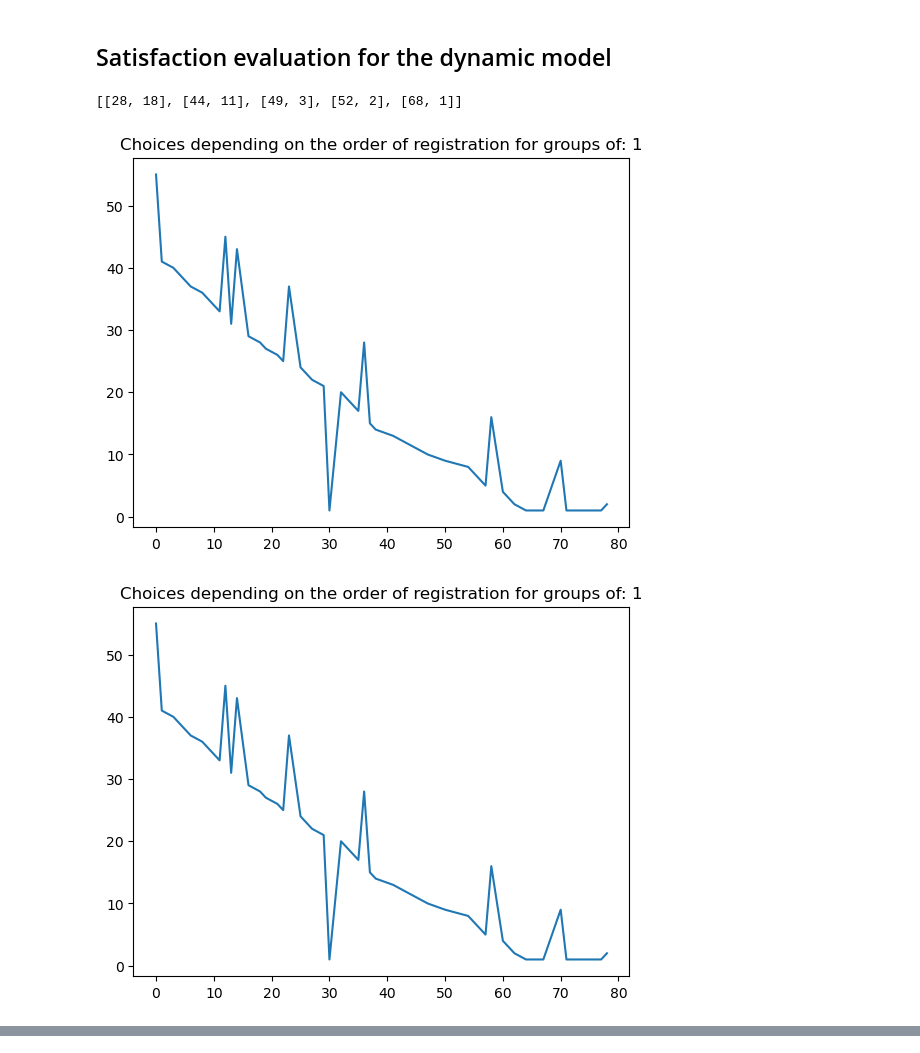
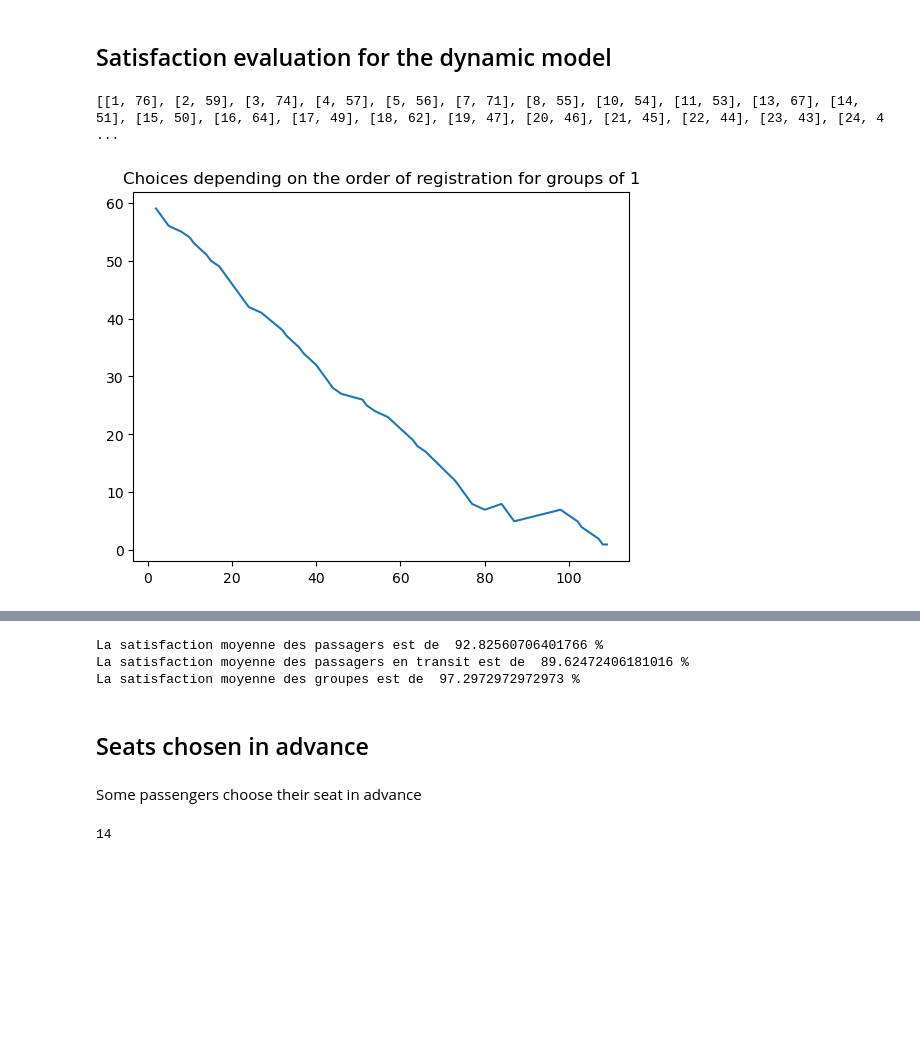
Before and after one commit to DelphineSalzmann/Opti_AirFrance, a Jupyter notebook: main.ipynb, the cells around one changed output, grey strips where cells are left out. Saved outputs shown, nothing was run; the diff lists cells and outputs as text; code cells hidden in the pictures; blank space fills up the shorter version.

```diff
--- a/main.ipynb
+++ b/main.ipynb
@@ -1077,7 +1057,7 @@ print(Random_order())
 # %% [markdown]
 Modeling 1 : Proposition of seats for the group by only considering groups of the same size
 # %%
-def possible_choice (n_group):
+def possible_choice1 (n_group):
 
     Choices=[]
     groups_dict =group_dict(Passengers)   #on récupère le dictionnaire {group: [passagers]}
@@ -1387,7 +1354,7 @@ def dyn_model_wchr(group, S_dyn, Choices_dict, satis_choice_dict, order):
     k = random.randint (0, len(possibilities)-1)
     choice = possibilities[k]
     Choices_dict[group]=choice
-    satis_choice_dict[order.index(group)]= {'group_len':len(group_dico[group]),'number_choices':len(possibilities), 'wchr?':1}
+    satis_choice_dict[order.index(group)]= {'group_len':len(group_dico[group]),'number_choices':len(possibilities), 'wchr?':1, "group":group}
 
     for i in group_dico[group]:
         for j in range (1, ns+1):
@@ -1417,22 +1384,20 @@ def dyn_model_wchr(group, S_dyn, Choices_dict, satis_choice_dict, order):
 We run the dynamic model for every group
 # %%
 
-def dynamic_model():
+def dynamic_model(temoin_S, Choices_dict):
 
     S_dyn=temoin_S.copy()    #On initialise le dictionnaire des attributions du modèle dynamique avec celui du modèle statique.
-    Choices_dict ={}
     satis_choice_dict = {}
-
     order = Random_order()
 
     for group in order:
 
         #Case with WCHR passenger
-        if date[group][2] > 0:
+        if date[group][2] > 0 and group not in Choices_dict:
             S_dyn, satis_choice_dict, Choices_dict = dyn_model_wchr(group, S_dyn, Choices_dict, satis_choice_dict, order)
 
         #Case without WCHR passenger
-        if date[group][2] == 0:
+        if date[group][2] == 0 and group not in Choices_dict:
             size=len(group_dico[group])
             choices = possible_choice (size, S_dyn)
             choix_moins=group_choices_available(choices, Choices_dict)
@@ -1446,7 +1411,7 @@ def dynamic_model():
             group_passengers = group_dico[group]    #Liste des passagers du groupe group
 
             #on relève le nombre de choix possibles pour le groupe, sa taille et son ordre de passage
-            satis_choice_dict[order.index(group)]= {'group_len':len(group_passengers),'number_choices':len(choix_bar), 'wchr?':0}
+            satis_choice_dict[order.index(group)]= {'group_len':len(group_passengers),'number_choices':len(choix_bar), 'wchr?':0, 'group':group}
 
             #We get the ancient seats of the group, ordered
             Ancient_seats =[]
@@ -1454,7 +1419,7 @@ def dynamic_model():
                 for s in range (1, ns+1):
                     if S_dyn[(passenger, s)] == 1:
                         Ancient_seats += [s]
-            Ancient_seats.sort()                      #Trier cette liste revient à attribuer de manière aléatoire les places
+            Ancient_seats.sort()      #Trier cette liste revient à attribuer de manière aléatoire les places
 
             k=0
             for seat in choice:   #Par construction, l'ordre des places dans choice conserve l'ordre des groupes
@@ -1478,3 +1441,6 @@ S_dyn, satis_dict = dynamic_model()
+# %%
+Choices_dict ={}
+S_dyn, satis_dict = dynamic_model(temoin_S, Choices_dict)
 # %% [markdown]
 Vizualisation of the dynamic allocation
 # %%
@@ -1576,32 +1541,28 @@ plt.show()
 # %% [markdown]
 ## Satisfaction evaluation for the dynamic model
 # %%
-print ([[ordre, satis_dict[ordre]['number_choices']] for ordre in satis_dict if satis_dict[ordre]['group_len'] == 3])
+print ([[ordre, satis_dict[ordre]['number_choices']] for ordre in satis_dict if satis_dict[ordre]['group_len'] == 1])
 # %% [output]
-[[28, 18], [44, 11], [49, 3], [52, 2], [68, 1]]
+[[1, 76], [2, 59], [3, 74], [4, 57], [5, 56], [7, 71], [8, 55], [10, 54], [11, 53], [13, 67], [14, 51], [15, 50], [16, 64], [17, 49], [18, 62], [19, 47], [20, 46], [21, 45], [22, 44], [23, 43], [24, 4 ...
 # %%
 def choices_number (l):
 
     O =[]
     N=[]
     dynamic_argument = l
 
     for ordre in satis_dict :
-        if satis_dict[ordre]['group_len'] == l:
+        if satis_dict[ordre]['group_len'] == l and (date[satis_dict[ordre]['group']][3] == 0 or date[satis_dict[ordre]['group']][3] > 120 ):
             O+=[ordre]
             nb_choices = satis_dict[ordre]['number_choices']
             N+=[nb_choices]
 
 
     plt.plot(O, N)
-    plt.title(f'Choices depending on the order of registration for groups of: {dynamic_argument}')
+    plt.title(f'Choices depending on the order of registration for groups of 1')
     plt.show()
 
 
 choices_number(1)
-choices_number(1)
-choices_number(3)
-choices_number(4)
 # %% [output]
-[figure, old version]
+[figure, new version]
-[figure, removed]
@@ -1609,0 +1569,26 @@ choices_number(4)
+# %%
+moyenne, s_transit, s_groupe = metrique_globale_stricte(Passengers, S_dyn)
+
+# print ("Le pire niveau de satisfaction est de ", m*100, "%")
+# print ("Le meilleur niveau de satisfaction est de ", M*100, "%")
+print ("La satisfaction moyenne des passagers est de ", moyenne*100, "%")
+print ("La satisfaction moyenne des passagers en transit est de ", s_transit*100,'%')
+print ("La satisfaction moyenne des groupes est de ", s_groupe*100,'%')
+# %% [output]
+La satisfaction moyenne des passagers est de  92.82560706401766 %
+La satisfaction moyenne des passagers en transit est de  89.62472406181016 %
+La satisfaction moyenne des groupes est de  97.2972972972973 %
+# %% [markdown]
+## Seats chosen in advance
+# %% [markdown]
+Some passengers choose their seat in advance
+# %%
+passengers_choices_empty={}
+passengers_choices_test={1: 22, 2:23, 3:24, 4:26, 5: 89, 6:43 , 7:44 ,8:178, 9:180, 10:181, 11:182, 12:141, 17: 148, 21: 3, 22:2, 23:1, 24:9, 25:10, 27:169 , 28:77 ,36:19, 37:20, 38:21, 48:6, 49:7, 52: 12, 53:13, 54:35, 58:78, 59:79, 60:80, 67:66, 68:143, 69:49, 70:63, 80:117, 81:118, 82:119, 83:101, 84:194, 89:15, 90:16, 91:17, 92:168, 93:167, 100:97, 101:98, 102:199, 103: 108, 104: 5, 105:133, 108:50, 109:30, 110:31, 111:36, 112:42, 113: 40}
+#26:59, 27:64, 28:78, 29:43,30:44,
+passengers_choices_12pourcent = {1: 22, 2:23, 3:24, 4:26, 5: 89, 8:178, 9:180, 10:181, 11:182, 36:75,37:76,38:77, 6:49, 7:48}
+passengers_choices_quart = {1: 22, 2:23, 3:24, 4:26, 5: 89,8:178, 9:180, 10:181, 11:182, 12:141, 17: 148, 21: 3, 22:2, 23:1, 24:9, 25:10, 36:75, 37:76, 38:77, 67:66, 68:143, 69:49,70:63, 92:168, 93:167, 102:199, 103: 108, 104: 5, 105:133}
+passengers_choices_tiers={1: 22, 2:23, 3:24, 4:26, 5: 89,8:178, 9:180, 10:181, 11:182, 12:141, 17: 148, 21: 3, 22:2, 23:1, 24:9, 25:10, 36:19, 37:20, 38:21, 48:6, 49:7, 67:66, 68:143, 69:49, 70:63, 80:117, 81:118, 82:119, 83:101, 84:194, 92:168, 93:167, 100:97, 101:98, 102:199, 103: 108, 104: 5, 105:133, 108:50}
+passengers_choices_demi= {1: 22, 2:23, 3:24, 4:26, 5: 89, 6:43 , 7:44 ,8:178, 9:180, 10:181, 11:182, 12:141, 17: 148, 21: 3, 22:2, 23:1, 24:9, 25:10, 27:169 , 28:77 ,36:19, 37:20, 38:21, 48:6, 49:7, 52: 12, 53:13, 54:35, 58:78, 59:79, 60:80, 67:66, 68:143, 69:49, 70:63, 80:117, 81:118, 82:119, 83:101, 84:194, 89:15, 90:16, 91:17, 92:168, 93:167, 100:97, 101:98, 102:199, 103: 108, 104: 5, 105:133, 108:50, 109:30, 110:31, 111:36, 112:42, 113: 40}
+# %% [output]
+14
```
Also changed, not shown: parts of 45 cells of this notebook.
